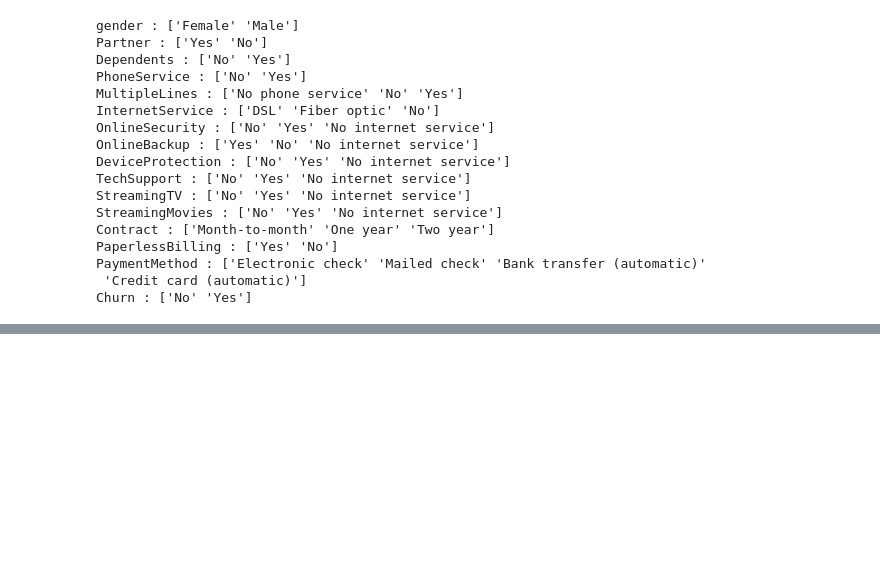
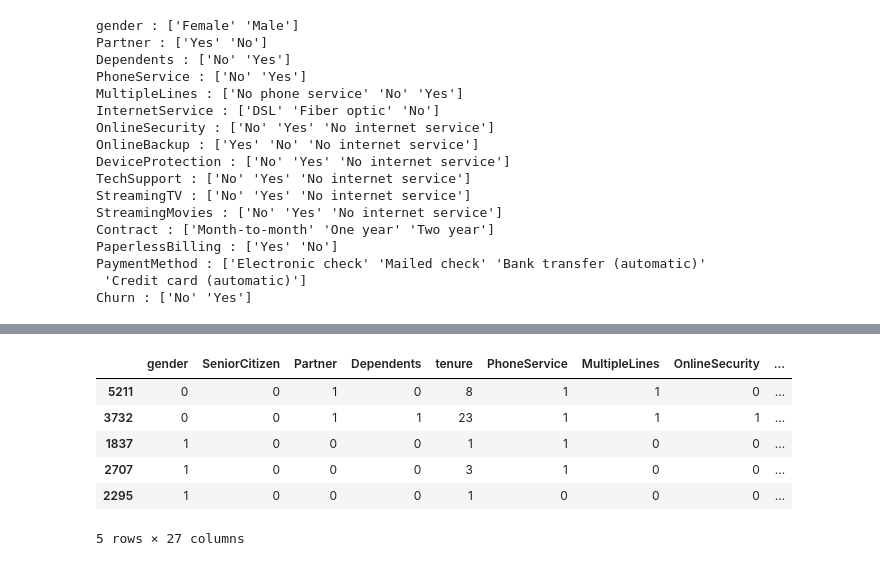
Before and after one commit to dasdebjeet/data_science, a Jupyter notebook: Deep Learning/ANN/ANN using Telcom Customer Churn dataset.ipynb, the cells around one changed output, grey strips where cells are left out. Drawn from its saved outputs; the diff is of its cells as text; code cells hidden in the pictures; blank space fills up the shorter version.

```diff
--- a/Deep Learning/ANN/ANN using Telcom Customer Churn dataset.ipynb
+++ b/Deep Learning/ANN/ANN using Telcom Customer Churn dataset.ipynb
@@ -218,0 +274,5 @@ Churn : ['No' 'Yes']
+# %%
+cp_df['gender'].replace({'Female':0, 'Male': 1}, inplace=True)
+# %%
+#applying one hot encoding in the rest of the columns
+cp_df = pd.get_dummies(data=cp_df, columns=['InternetService', 'Contract', 'PaymentMethod'])
@@ -218,0 +292,10 @@ Churn : ['No' 'Yes']
+# %%
+cp_df.sample(5)
+# %% [output]
+|  | gender | SeniorCitizen | Partner | Dependents | tenure | PhoneService | MultipleLines | OnlineSecurity | ... |
+| 5211 | 0 | 0 | 1 | 0 | 8 | 1 | 1 | 0 | ... |
+| 3732 | 0 | 0 | 1 | 1 | 23 | 1 | 1 | 1 | ... |
+| 1837 | 1 | 0 | 0 | 0 | 1 | 1 | 0 | 0 | ... |
+| 2707 | 1 | 0 | 0 | 0 | 3 | 1 | 0 | 0 | ... |
+| 2295 | 1 | 0 | 0 | 0 | 1 | 0 | 0 | 0 | ... |
+5 rows × 27 columns
```
Also changed, not shown: parts of 33 cells of this notebook.
